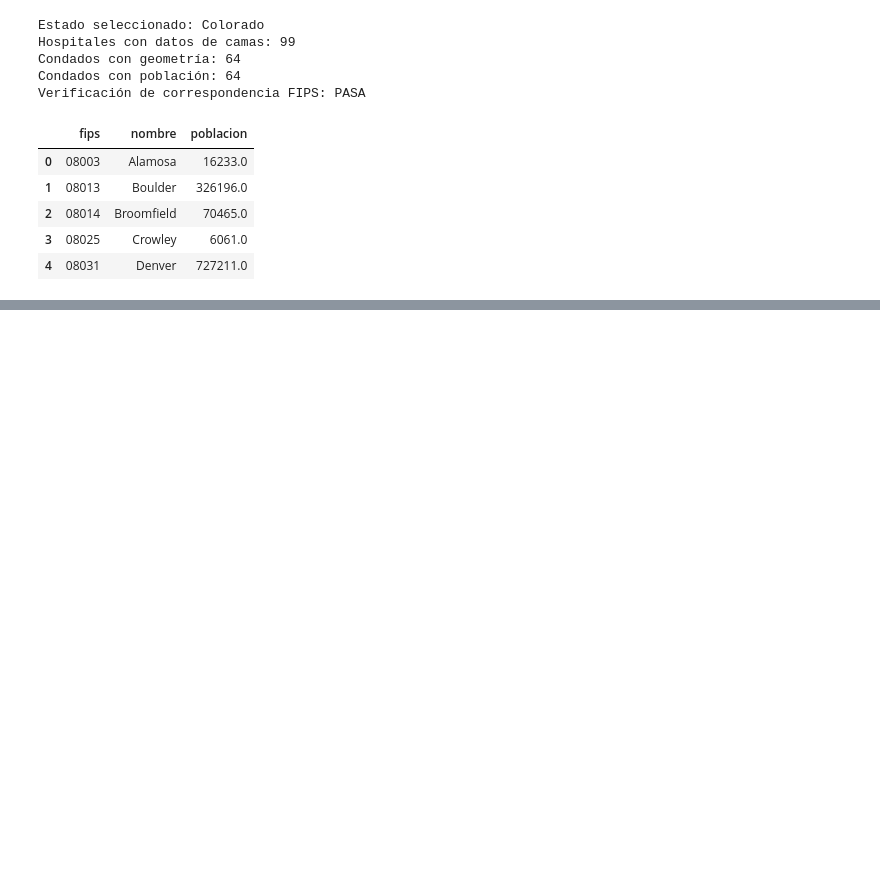
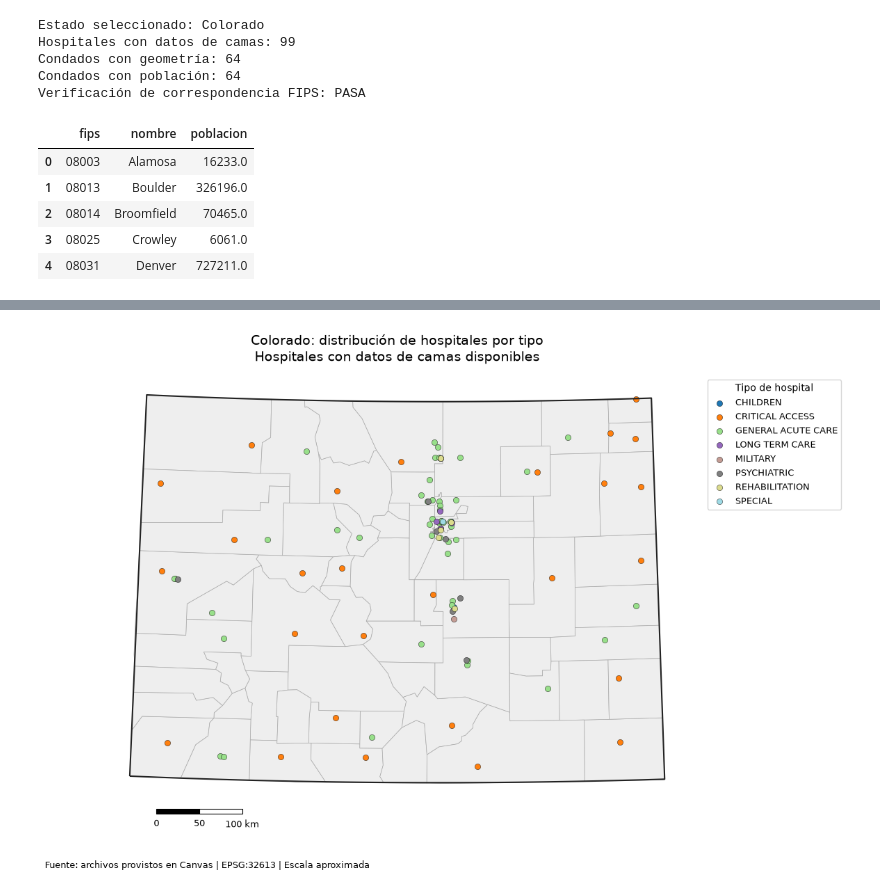
Before and after one commit to CamiR24/Lab5-MS, a Jupyter notebook: Task1.ipynb, the cells around one changed output, grey strips where cells are left out. Saved outputs shown, nothing was run; the diff lists cells and outputs as text; code cells hidden in the pictures; blank space fills up the shorter version.

```diff
--- a/Task1.ipynb
+++ b/Task1.ipynb
@@ -205,0 +240,96 @@ Verificación de correspondencia FIPS: PASA
+# %%
+import matplotlib.pyplot as plt
+from matplotlib.patches import Rectangle
+
+fig, ax = plt.subplots(figsize=(12, 8))
+
+condados_m.plot(
+    ax=ax,
+    facecolor="#eeeeee",
+    edgecolor="#aaaaaa",
+    linewidth=0.5,
+)
+
+tipos = sorted(hospitales_m["tipo"].fillna("Sin especificar").unique())
+colores = plt.get_cmap("tab20", max(len(tipos), 1))
+
+for i, tipo in enumerate(tipos):
+    seleccion = hospitales_m.loc[
+        hospitales_m["tipo"].fillna("Sin especificar") == tipo
+    ]
+
+    seleccion.plot(
+        ax=ax,
+        color=colores(i),
+        markersize=35,
+        edgecolor="black",
+        linewidth=0.3,
+        label=tipo,
+        zorder=3,
+    )
+
+estado_m.boundary.plot(
+    ax=ax,
+    color="#222222",
+    linewidth=1.5,
+    zorder=4,
+)
+
+xmin, ymin, xmax, ymax = estado_m.total_bounds
+ancho = xmax - xmin
+alto = ymax - ymin
+
+ax.set_xlim(xmin - 0.05 * ancho, xmax + 0.05 * ancho)
+ax.set_ylim(ymin - 0.15 * alto, ymax + 0.05 * alto)
+ax.set_aspect("equal")
+
+x_escala = xmin + 0.05 * ancho
+y_escala = ymin - 0.08 * alto
+segmento_m = 50_000
+altura_barra = 0.012 * alto
+
+for i, color in enumerate(["black", "white"]):
+    ax.add_patch(Rectangle(
+        (x_escala + i * segmento_m, y_escala),
+        segmento_m,
+        altura_barra,
+        facecolor=color,
+        edgecolor="black",
+        linewidth=0.8,
+    ))
+
+for i, etiqueta in enumerate(["0", "50", "100 km"]):
+    ax.text(
+        x_escala + i * segmento_m,
+        y_escala - 0.015 * alto,
+        etiqueta,
+        ha="center",
+        va="top",
+        fontsize=9,
+    )
+
+ax.set_title(
+    "Colorado: distribución de hospitales por tipo\n"
+    "Hospitales con datos de camas disponibles",
+    fontsize=14,
+    pad=15,
+)
+
+ax.legend(
+    title="Tipo de hospital",
+    loc="upper left",
+    bbox_to_anchor=(1.02, 1),
+    fontsize=9,
+)
+
+ax.set_axis_off()
+fig.text(
+    0.02, 0.02,
+    "Fuente: archivos provistos en Canvas | EPSG:32613 | Escala aproximada",
+    fontsize=9,
+)
+
+plt.tight_layout(rect=[0, 0.05, 1, 1])
+plt.show()
+# %% [output]
+[figure, added]
```
Also changed, not shown: parts of 4 cells of this notebook.
